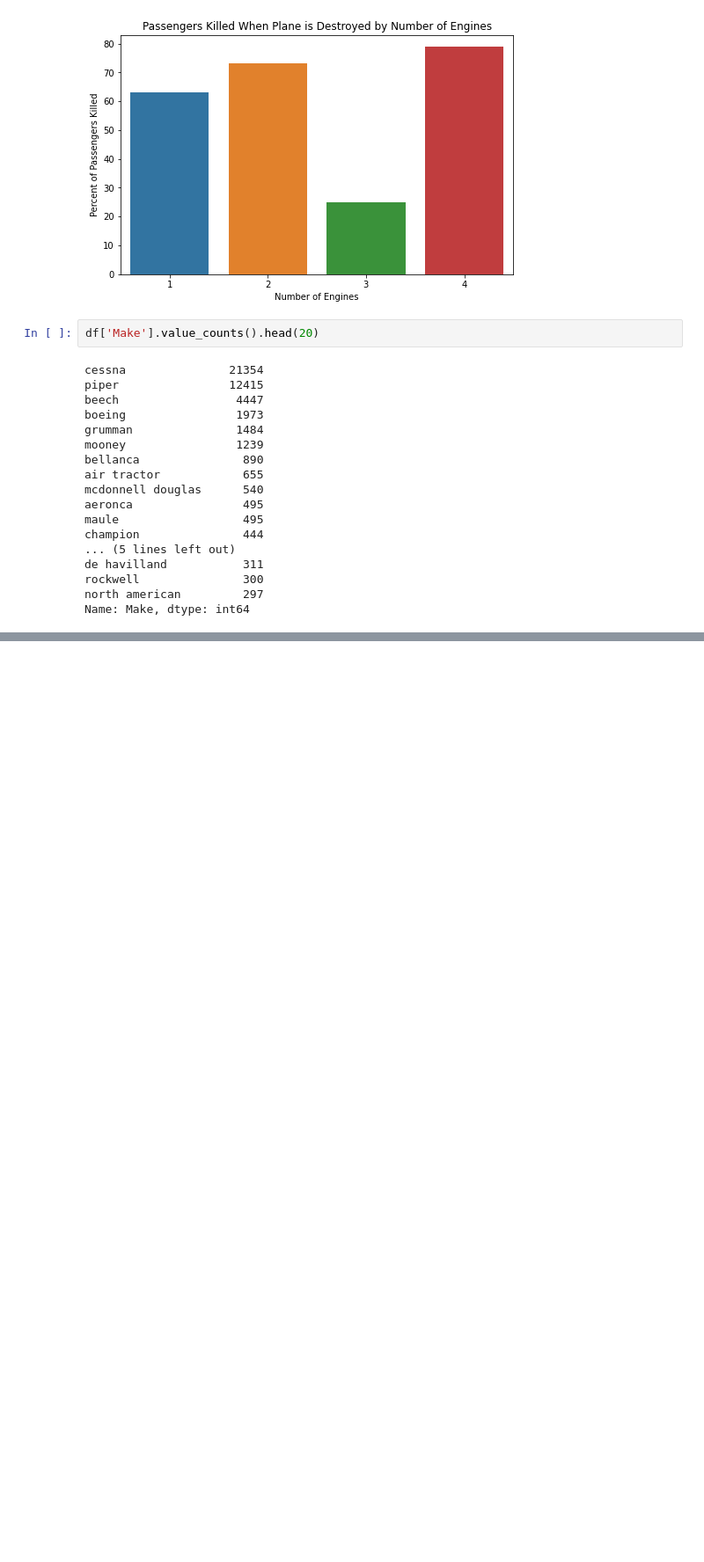
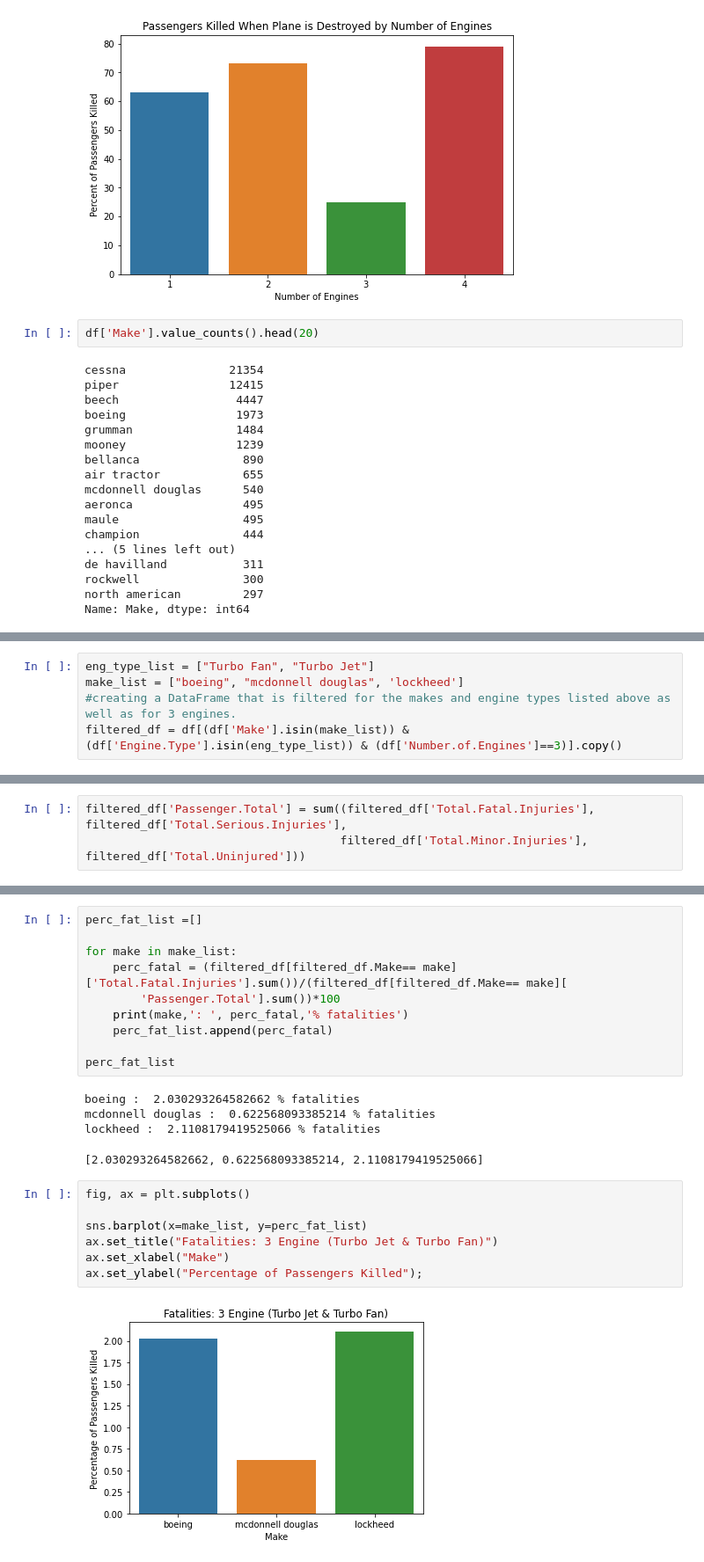
Before and after one commit to Duffman9028/Aircraft-Risk-Assessment, a Jupyter notebook: Jason.ipynb, the cells around one changed output, grey strips where cells are left out. Shown at 88% size. Cells and saved outputs as stored; diff of their text form; blank space fills up the shorter version.

Commit message:
Filtered data by engine type & num, created charts on makes.

```diff
--- a/Jason.ipynb
+++ b/Jason.ipynb
@@ -259,0 +282,5 @@ Name: Make, dtype: int64
+# %%
+eng_type_list = ["Turbo Fan", "Turbo Jet"]
+make_list = ["boeing", "mcdonnell douglas", 'lockheed']
+#creating a DataFrame that is filtered for the makes and engine types listed above as well as for 3 engines.
+filtered_df = df[(df['Make'].isin(make_list)) & (df['Engine.Type'].isin(eng_type_list)) & (df['Number.of.Engines']==3)].copy()
@@ -259,0 +325,3 @@ Name: Make, dtype: int64
+# %%
+filtered_df['Passenger.Total'] = sum((filtered_df['Total.Fatal.Injuries'], filtered_df['Total.Serious.Injuries'],
+                                     filtered_df['Total.Minor.Injuries'], filtered_df['Total.Uninjured']))
@@ -259,0 +343,24 @@ Name: Make, dtype: int64
+# %%
+perc_fat_list =[]
+
+for make in make_list:
+    perc_fatal = (filtered_df[filtered_df.Make== make]['Total.Fatal.Injuries'].sum())/(filtered_df[filtered_df.Make== make][
+        'Passenger.Total'].sum())*100
+    print(make,': ', perc_fatal,'% fatalities')
+    perc_fat_list.append(perc_fatal)
+
+perc_fat_list
+# %% [output]
+boeing :  2.030293264582662 % fatalities
+mcdonnell douglas :  0.622568093385214 % fatalities
+lockheed :  2.1108179419525066 % fatalities
+[2.030293264582662, 0.622568093385214, 2.1108179419525066]
+# %%
+fig, ax = plt.subplots()
+
+sns.barplot(x=make_list, y=perc_fat_list)
+ax.set_title("Fatalities: 3 Engine (Turbo Jet & Turbo Fan)")
+ax.set_xlabel("Make")
+ax.set_ylabel("Percentage of Passengers Killed");
+# %% [output]
+[figure, added]
```
Also changed, not shown: parts of 10 cells of this notebook.
